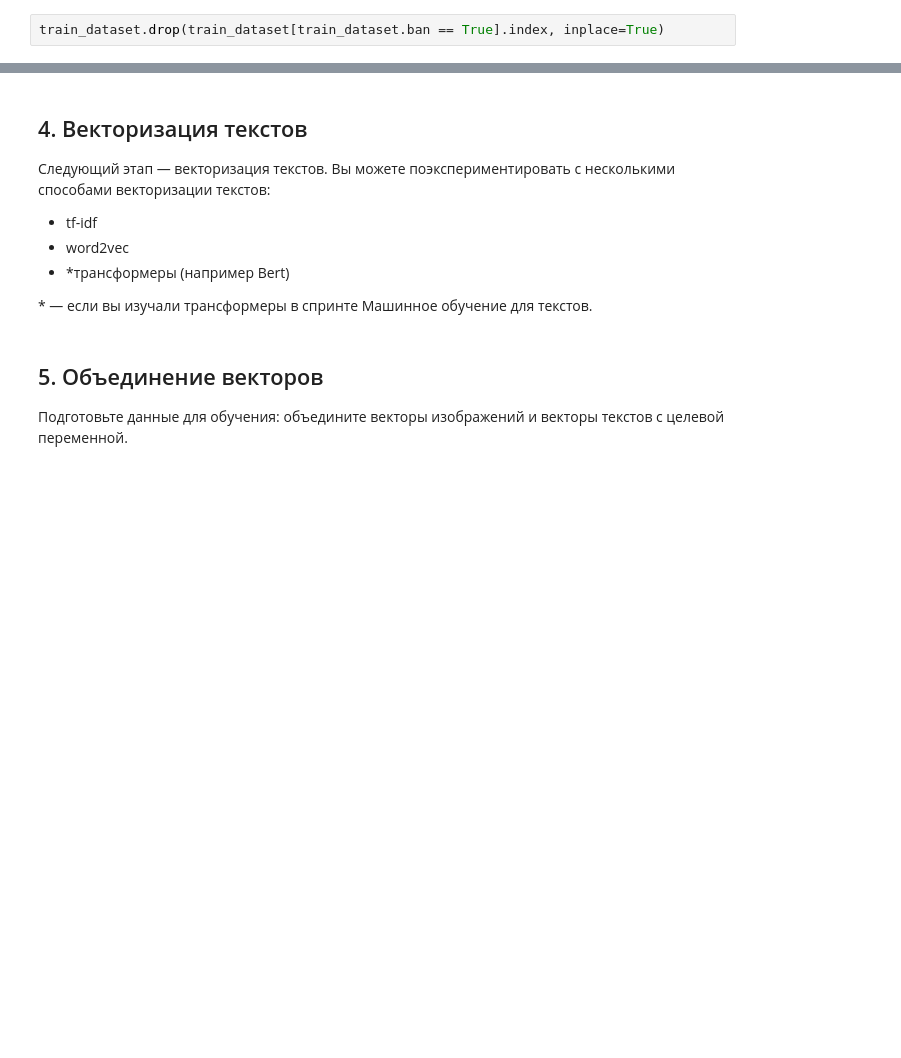
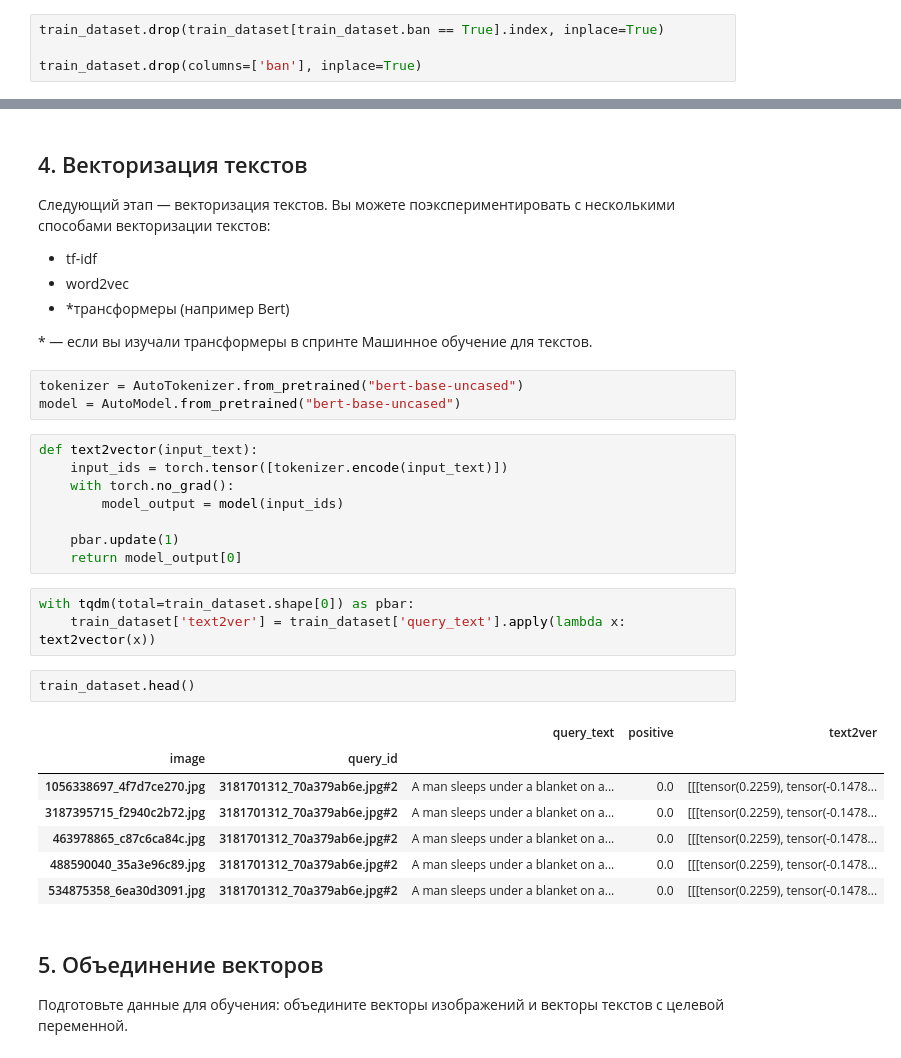
Before and after one commit to akrasnov87/project4, a Jupyter notebook: 7d06bc6b-1477-4e0b-b653-e8eb505aa175.ipynb, the cells around one changed output, grey strips where cells are left out. Cells and saved outputs as stored; diff of their text form; blank space fills up the shorter version.

```diff
--- a/7d06bc6b-1477-4e0b-b653-e8eb505aa175.ipynb
+++ b/7d06bc6b-1477-4e0b-b653-e8eb505aa175.ipynb
@@ -390,6 +420,8 @@ dtypes: bool(1), float64(1), object(1)
 memory usage: 104.7+ KB
 # %%
 train_dataset.drop(train_dataset[train_dataset.ban == True].index, inplace=True)
+
+train_dataset.drop(columns=['ban'], inplace=True)
 # %% [markdown]
 ## 3. Векторизация изображений
 
@@ -406,6 +499,30 @@ train_dataset.drop(train_dataset[train_dataset.ban == True].index, inplace=True)
 - \*трансформеры (например Bert)
 
 \* — если вы изучали трансформеры в спринте Машинное обучение для текстов.
+# %%
+tokenizer = AutoTokenizer.from_pretrained("bert-base-uncased")
+model = AutoModel.from_pretrained("bert-base-uncased")
+# %%
+def text2vector(input_text):
+    input_ids = torch.tensor([tokenizer.encode(input_text)])
+    with torch.no_grad():
+        model_output = model(input_ids)
+
+    pbar.update(1)
+    return model_output[0]
+# %%
+with tqdm(total=train_dataset.shape[0]) as pbar:
+    train_dataset['text2ver'] = train_dataset['query_text'].apply(lambda x: text2vector(x))
+# %%
+train_dataset.head()
+# %% [output]
+|  |  | query_text | positive | text2ver |
+| image | query_id |  |  |  |
+| 1056338697_4f7d7ce270.jpg | 3181701312_70a379ab6e.jpg#2 | A man sleeps under a blanket on a... | 0.0 | [[[tensor(0.2259), tensor(-0.1478... |
+| 3187395715_f2940c2b72.jpg | 3181701312_70a379ab6e.jpg#2 | A man sleeps under a blanket on a... | 0.0 | [[[tensor(0.2259), tensor(-0.1478... |
+| 463978865_c87c6ca84c.jpg | 3181701312_70a379ab6e.jpg#2 | A man sleeps under a blanket on a... | 0.0 | [[[tensor(0.2259), tensor(-0.1478... |
+| 488590040_35a3e96c89.jpg | 3181701312_70a379ab6e.jpg#2 | A man sleeps under a blanket on a... | 0.0 | [[[tensor(0.2259), tensor(-0.1478... |
+| 534875358_6ea30d3091.jpg | 3181701312_70a379ab6e.jpg#2 | A man sleeps under a blanket on a... | 0.0 | [[[tensor(0.2259), tensor(-0.1478... |
 # %% [markdown]
 ## 5. Объединение векторов
 
```
Also changed, not shown: parts of 11 cells of this notebook.
